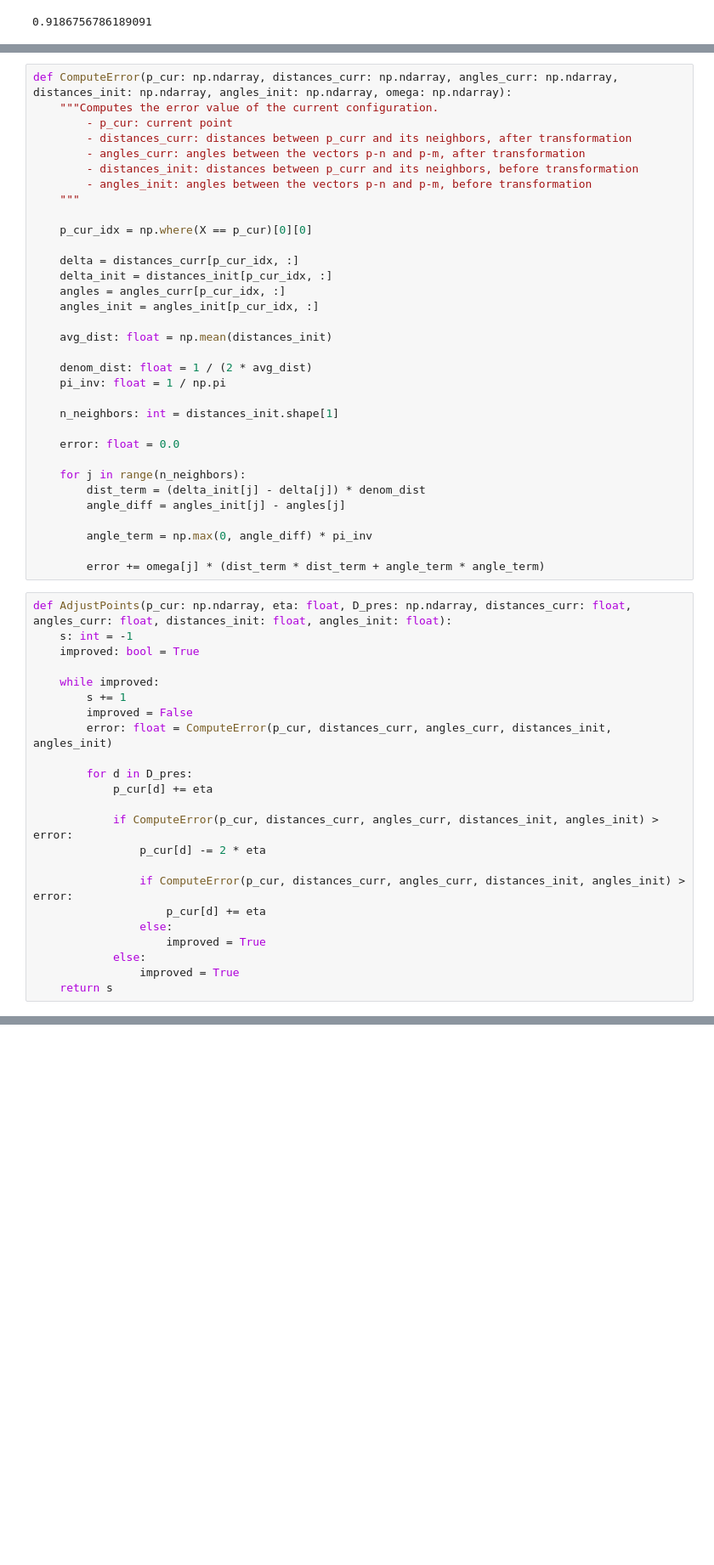
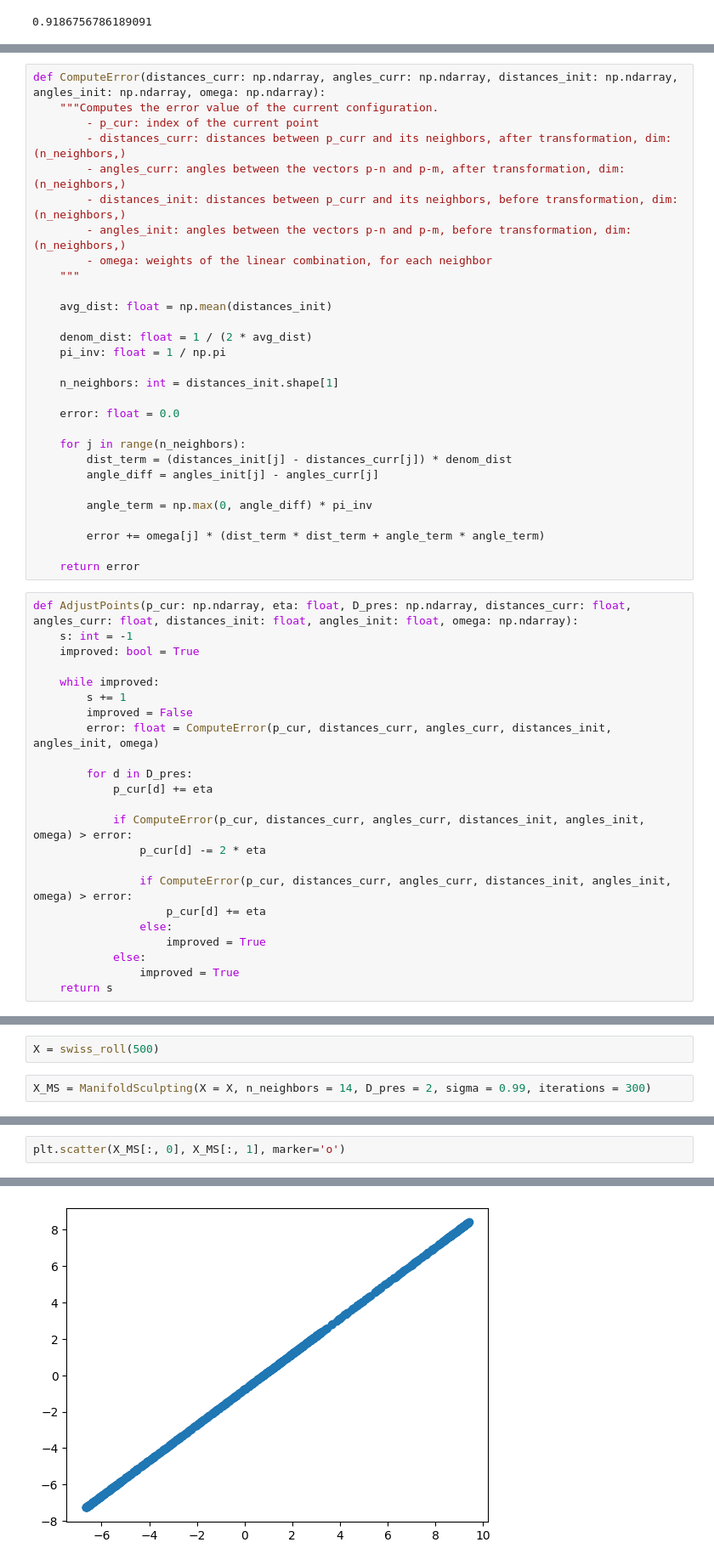
Before and after one commit to LisaDaVinchie/ManifoldSculpting, a Jupyter notebook: src/final_project.ipynb, the cells around one changed output, grey strips where cells are left out. Shown at 85% size. Drawn from its saved outputs; the diff is of its cells as text; blank space fills up the shorter version.

```diff
--- a/src/final_project.ipynb
+++ b/src/final_project.ipynb
@@ -336,21 +336,15 @@ def error_value(weights, most_collinear_angles, most_collinear_angles_init , dis
 
     return error
 # %%
-def ComputeError(p_cur: np.ndarray, distances_curr: np.ndarray, angles_curr: np.ndarray, distances_init: np.ndarray, angles_init: np.ndarray, omega: np.ndarray):
+def ComputeError(distances_curr: np.ndarray, angles_curr: np.ndarray, distances_init: np.ndarray, angles_init: np.ndarray, omega: np.ndarray):
     """Computes the error value of the current configuration.
-        - p_cur: current point
-        - distances_curr: distances between p_curr and its neighbors, after transformation
-        - angles_curr: angles between the vectors p-n and p-m, after transformation
-        - distances_init: distances between p_curr and its neighbors, before transformation
-        - angles_init: angles between the vectors p-n and p-m, before transformation
+        - p_cur: index of the current point
+        - distances_curr: distances between p_curr and its neighbors, after transformation, dim: (n_neighbors,)
+        - angles_curr: angles between the vectors p-n and p-m, after transformation, dim: (n_neighbors,)
+        - distances_init: distances between p_curr and its neighbors, before transformation, dim: (n_neighbors,)
+        - angles_init: angles between the vectors p-n and p-m, before transformation, dim: (n_neighbors,)
+        - omega: weights of the linear combination, for each neighbor
     """
-
-    p_cur_idx = np.where(X == p_cur)[0][0]
-
-    delta = distances_curr[p_cur_idx, :]
-    delta_init = distances_init[p_cur_idx, :]
-    angles = angles_curr[p_cur_idx, :]
-    angles_init = angles_init[p_cur_idx, :]
 
     avg_dist: float = np.mean(distances_init)
 
@@ -362,29 +356,31 @@ def ComputeError(p_cur: np.ndarray, distances_curr: np.ndarray, angles_curr: np.
     error: float = 0.0
 
     for j in range(n_neighbors):
-        dist_term = (delta_init[j] - delta[j]) * denom_dist
-        angle_diff = angles_init[j] - angles[j]
+        dist_term = (distances_init[j] - distances_curr[j]) * denom_dist
+        angle_diff = angles_init[j] - angles_curr[j]
 
         angle_term = np.max(0, angle_diff) * pi_inv
 
         error += omega[j] * (dist_term * dist_term + angle_term * angle_term)
+
+    return error
 # %%
-def AdjustPoints(p_cur: np.ndarray, eta: float, D_pres: np.ndarray, distances_curr: float, angles_curr: float, distances_init: float, angles_init: float):
+def AdjustPoints(p_cur: np.ndarray, eta: float, D_pres: np.ndarray, distances_curr: float, angles_curr: float, distances_init: float, angles_init: float, omega: np.ndarray):
     s: int = -1
     improved: bool = True
 
     while improved:
         s += 1
         improved = False
-        error: float = ComputeError(p_cur, distances_curr, angles_curr, distances_init, angles_init)
+        error: float = ComputeError(p_cur, distances_curr, angles_curr, distances_init, angles_init, omega)
 
         for d in D_pres:
             p_cur[d] += eta
 
-            if ComputeError(p_cur, distances_curr, angles_curr, distances_init, angles_init) > error:
+            if ComputeError(p_cur, distances_curr, angles_curr, distances_init, angles_init, omega) > error:
                 p_cur[d] -= 2 * eta
 
-                if ComputeError(p_cur, distances_curr, angles_curr, distances_init, angles_init) > error:
+                if ComputeError(p_cur, distances_curr, angles_curr, distances_init, angles_init, omega) > error:
                     p_cur[d] += eta
                 else:
                     improved = True
@@ -474,0 +532,4 @@ ManifoldSculpting(X, 10, 2)
+# %%
+X = swiss_roll(500)
+# %%
+X_MS = ManifoldSculpting(X = X, n_neighbors = 14, D_pres = 2, sigma = 0.99, iterations = 300)
@@ -474,0 +538,3 @@ ManifoldSculpting(X, 10, 2)
+# %%
+plt.scatter(X_MS[:, 0], X_MS[:, 1], marker='o')
+# %% [output]
@@ -474,0 +542 @@ ManifoldSculpting(X, 10, 2)
+[figure, added]
```
Also changed, not shown: parts of 4 cells of this notebook.
